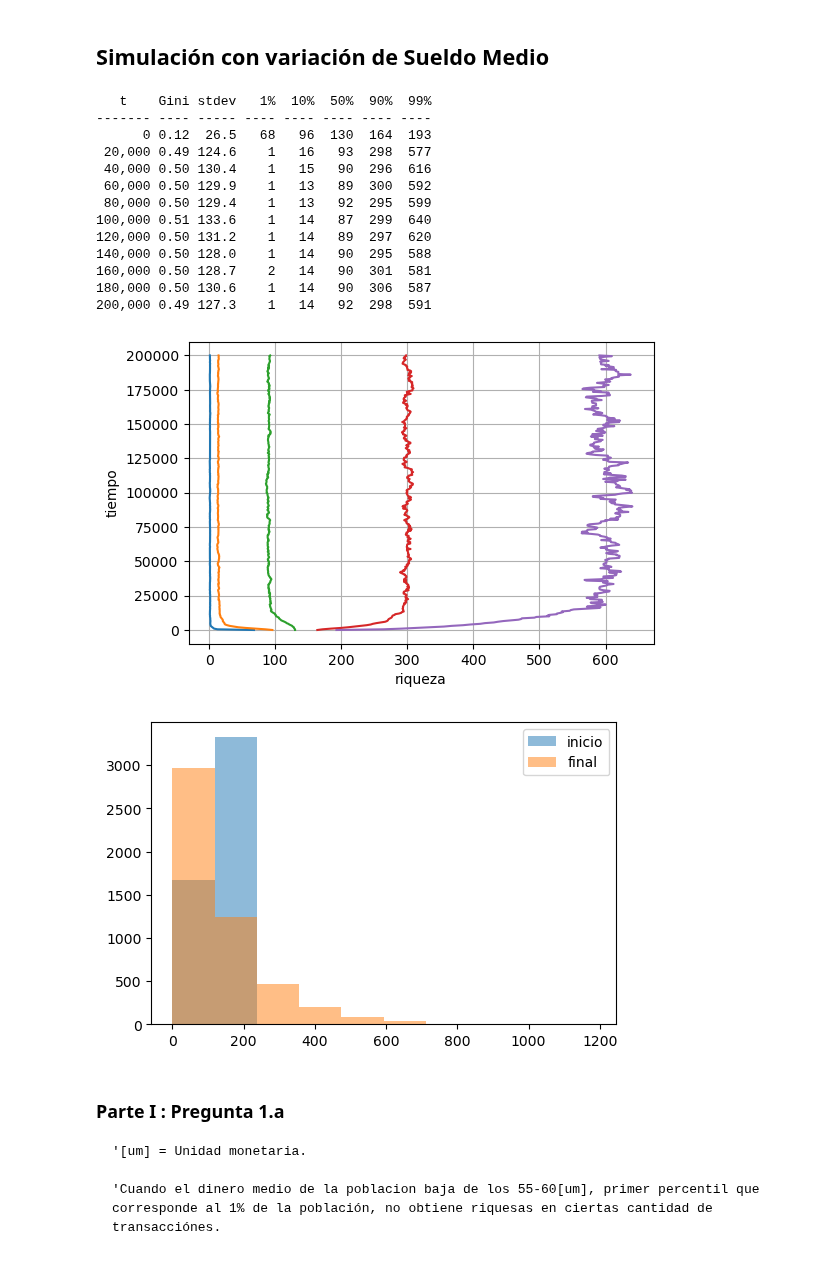
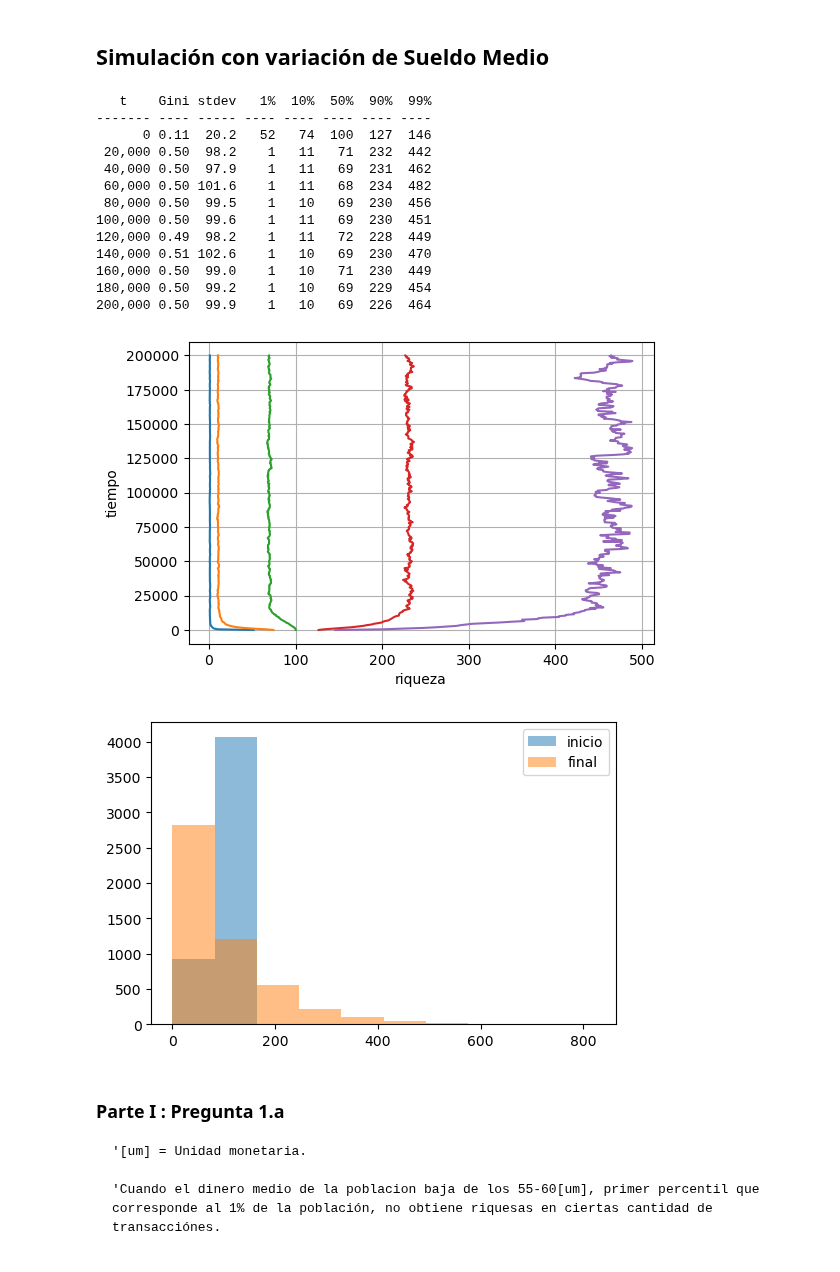
Before and after one commit to estebantejeda/INFO274, a Jupyter notebook: Proyecto/ProyectoUnidad1.ipynb, the cells around one changed output. Saved outputs shown, nothing was run; the diff lists cells and outputs as text; code cells hidden in the pictures.

```diff
--- a/Proyecto/ProyectoUnidad1.ipynb
+++ b/Proyecto/ProyectoUnidad1.ipynb
@@ -215,28 +215,28 @@ def show2(dinerop, k=40, percentiles=(1, 10, 50, 90, 99), **kwargs):
 ## Simulación con variación de Sueldo Medio
 # %%
 N  = 5000 # Tamaño de la población
-MU = 130 # Dinero medio en la población
+MU = 100 # Dinero medio en la población
 
 #dinerop = [random.uniform(MU,MU/7) for actor in range(N)]
 dinerop = [random.gauss(mu=MU, sigma=MU/5) for actor in range(N)]
 
 show1(dinerop)
 # %% [output]
    t    Gini stdev   1%  10%  50%  90%  99%
 ------- ---- ----- ---- ---- ---- ---- ----
-      0 0.12  26.5   68   96  130  164  193
- 20,000 0.49 124.6    1   16   93  298  577
- 40,000 0.50 130.4    1   15   90  296  616
- 60,000 0.50 129.9    1   13   89  300  592
- 80,000 0.50 129.4    1   13   92  295  599
-100,000 0.51 133.6    1   14   87  299  640
-120,000 0.50 131.2    1   14   89  297  620
-140,000 0.50 128.0    1   14   90  295  588
-160,000 0.50 128.7    2   14   90  301  581
-180,000 0.50 130.6    1   14   90  306  587
-200,000 0.49 127.3    1   14   92  298  591
+      0 0.11  20.2   52   74  100  127  146
+ 20,000 0.50  98.2    1   11   71  232  442
+ 40,000 0.50  97.9    1   11   69  231  462
+ 60,000 0.50 101.6    1   11   68  234  482
+ 80,000 0.50  99.5    1   10   69  230  456
+100,000 0.50  99.6    1   11   69  230  451
+120,000 0.49  98.2    1   11   72  228  449
+140,000 0.51 102.6    1   10   69  230  470
+160,000 0.50  99.0    1   10   71  230  449
+180,000 0.50  99.2    1   10   69  229  454
+200,000 0.50  99.9    1   10   69  226  464
-[figure, old version]
+[figure, new version]
-[figure, old version]
+[figure, new version]
 # %% [markdown]
 ### Parte I : Pregunta 1.a
     '[um] = Unidad monetaria.
```
Also changed, not shown: parts of 1 cell of this notebook.
